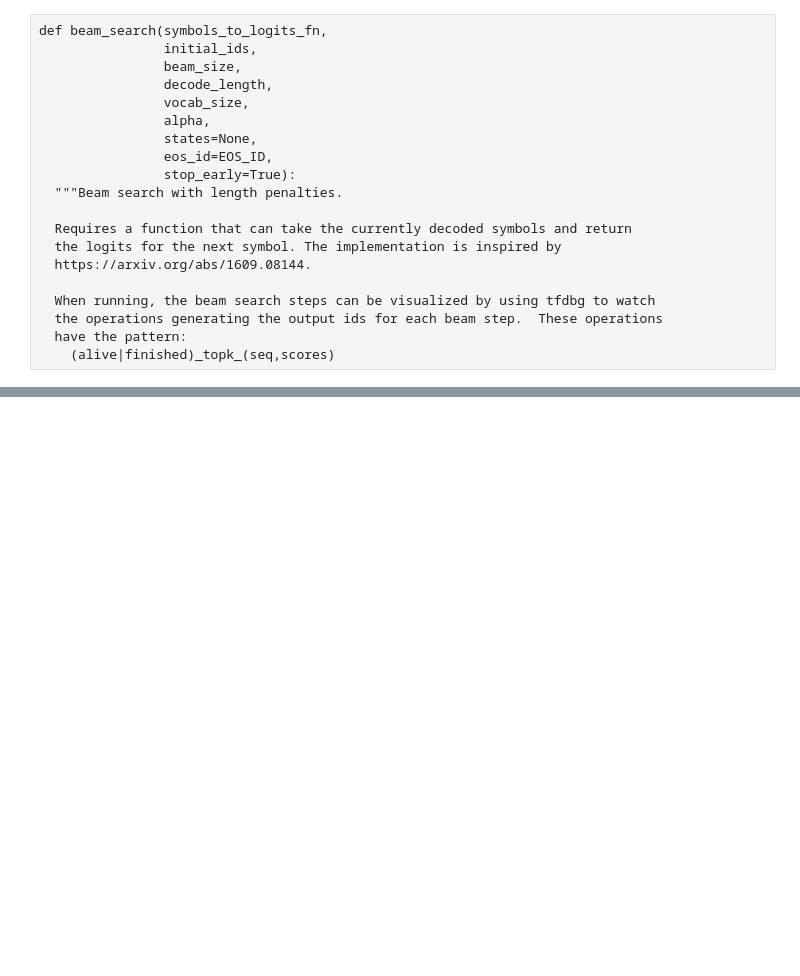
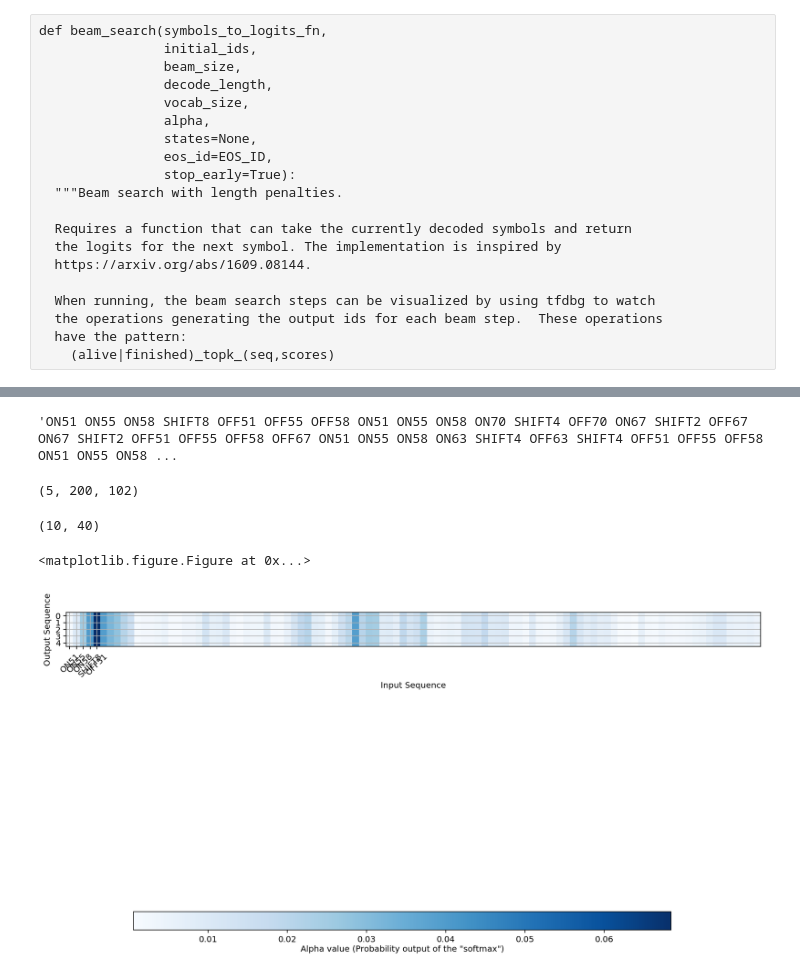
Before and after one commit to veskoch/UoE-dissertation, a Jupyter notebook: model/evaluate/viz/1.6 Viz.ipynb, the cells around one changed output, grey strips where cells are left out. Drawn from its saved outputs; the diff is of its cells as text; code cells hidden in the pictures; blank space fills up the shorter version.

Commit message:
frist stab at vizualizing attention

```diff
--- a/model/evaluate/viz/1.6 Viz.ipynb
+++ b/model/evaluate/viz/1.6 Viz.ipynb
@@ -66,0 +79,2 @@ with tf.Session() as sess:
+# %%
+sentences, alignments = run.main('config.yml')
@@ -67,3 +98,15 @@ with tf.Session() as sess:
+# %%
+sentences[0]
+# %% [output]
+'ON51 ON55 ON58 SHIFT8 OFF51 OFF55 OFF58 ON51 ON55 ON58 ON70 SHIFT4 OFF70 ON67 SHIFT2 OFF67 ON67 SHIFT2 OFF51 OFF55 OFF58 OFF67 ON51 ON55 ON58 ON63 SHIFT4 OFF63 SHIFT4 OFF51 OFF55 OFF58 ON51 ON55 ON58 ...
+# %%
+alignments[0].shape
+# %% [output]
+(5, 200, 102)
+# %%
+alignments[1][0, 0:10, 0:40].shape
+# %% [output]
+(10, 40)
 # %%
 # Finally, you can visualize attentions (alignments) like this:
 
@@ -107,0 +149,9 @@ plot_attention(alignments[:, i, :], input_tags, output_tags)
+# %%
+a = alignments[0]
+input_tags = sentences[0].split()
+i = 1
+
+plot_attention(a[:, i, :], input_tags)
+# %% [output]
+<matplotlib.figure.Figure at 0x...>
+[figure, added]
```
Also changed, not shown: parts of 10 cells of this notebook, 9 other files.
